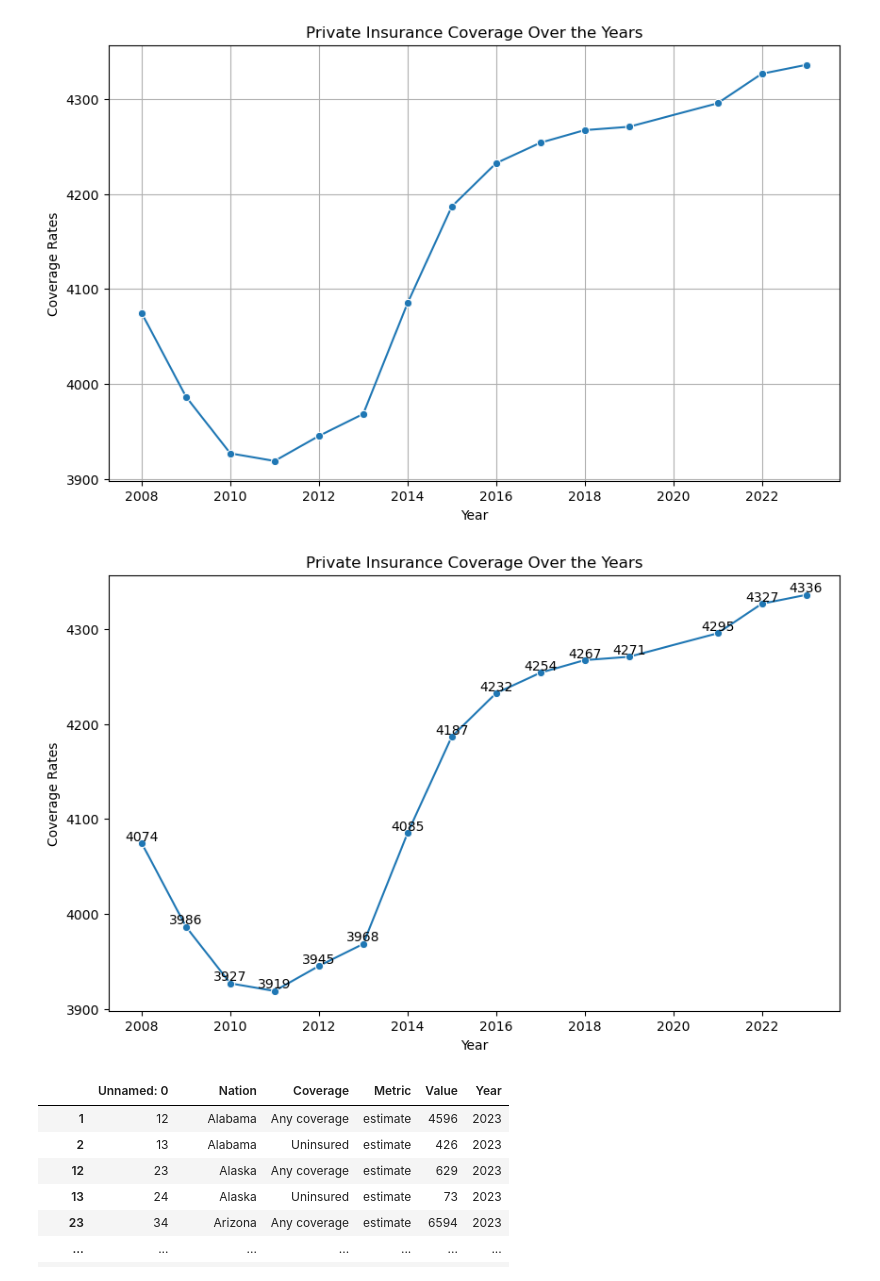
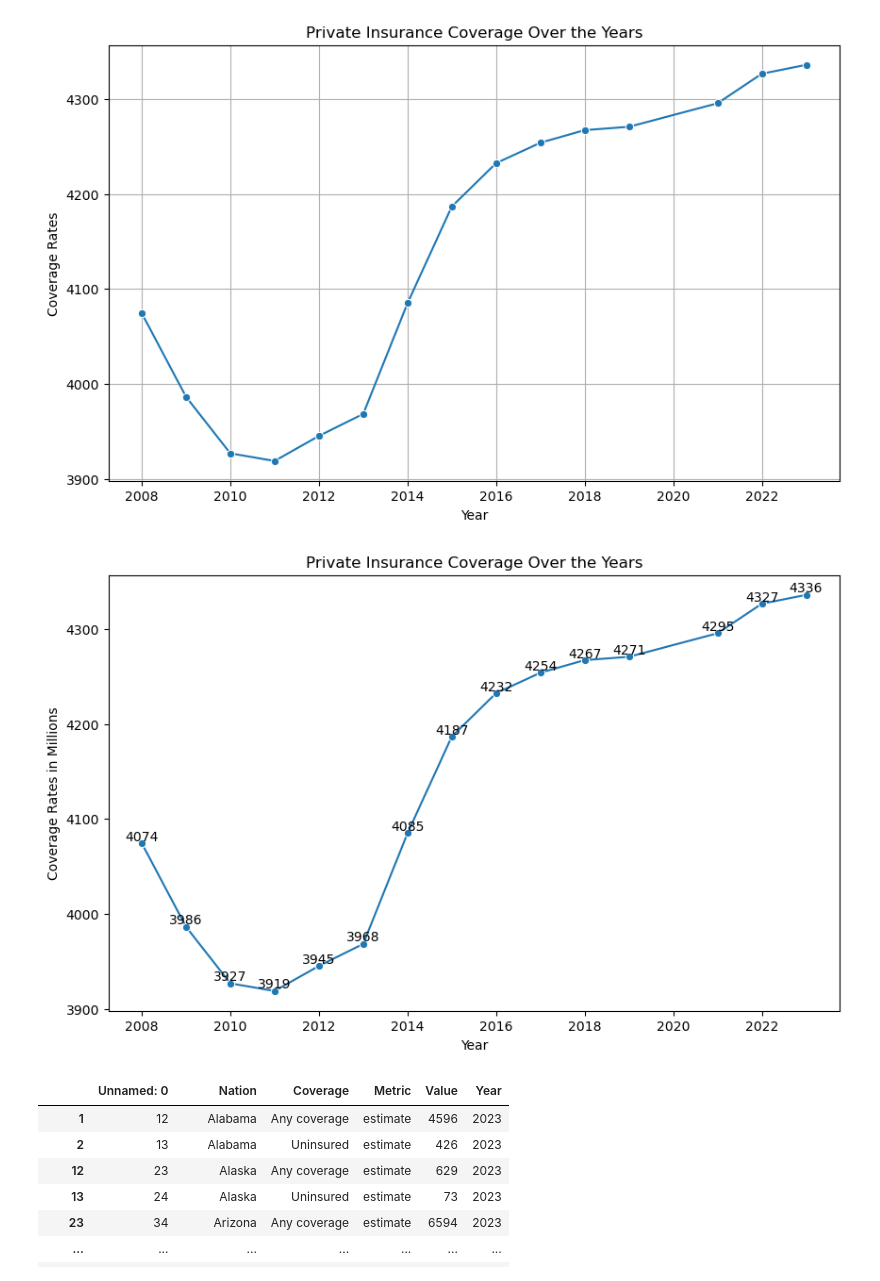
Before and after one commit to slzabala/Project-1-Healthcare-Cost-Analysis, a Jupyter notebook: Final_Healthcare_Data_Analysis.ipynb, the cells around one changed output. Saved outputs shown, nothing was run; the diff lists cells and outputs as text; code cells hidden in the pictures.

```diff
--- a/Healthcare_Data_Analysis_Final.ipynb
+++ b/Final_Healthcare_Data_Analysis.ipynb
@@ -578,29 +578,29 @@ Coverage  Year      Private
 # %%
 # Filter only relevant coverage types
 #insurance_data = insurance_data[insurance_data['Coverage'].isin(['Private', 'Public', 'Other'])]
 
 # Plotting the line chart for "Private" insurance coverage over the years
 plt.figure(figsize=(10, 6))
 sns.lineplot(data=coverage_pivot, x='Year', y='Private', marker='o')
 
 # Add labels and title
 plt.title('Private Insurance Coverage Over the Years')
 plt.xlabel('Year')
-plt.ylabel('Coverage Rates')
+plt.ylabel('Coverage Rates in Millions')
 
 # Format y-axis labels to show 0 decimal places
 plt.gca().yaxis.set_major_formatter(plt.FuncFormatter(lambda x, _: f'{x:.0f}'))
 
 # Remove grid lines
 plt.grid(False)
 
 # Add data labels for each point
 for x, y in zip(coverage_pivot['Year'], coverage_pivot['Private']):
     plt.text(x, y, f'{y:.0f}', ha='center', va='bottom')
 
 plt.show()
 # %% [output]
-[figure, old version]
+[figure, new version]
 # %%
 # Percent Insured
 # %%
```
Also changed, not shown: parts of 26 cells of this notebook, 3 other files.
